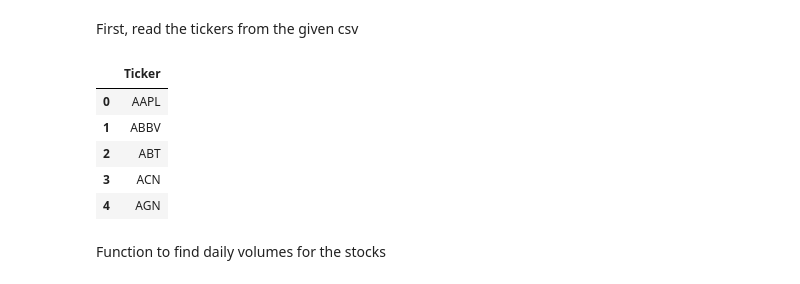
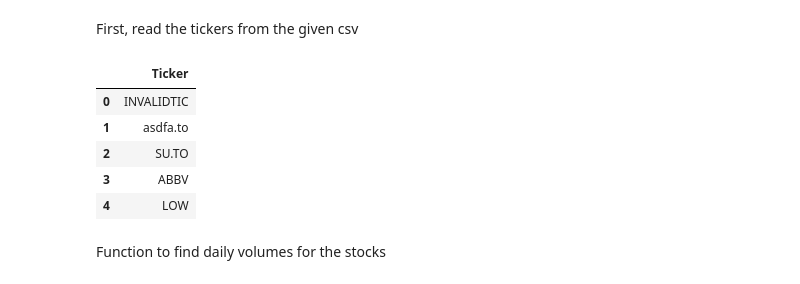
Before and after one commit to IanLeung12/CFM-Group-Project, a Jupyter notebook: Team_18_Assignment.ipynb, the cells around one changed output. Cells and saved outputs as stored; diff of their text form; code cells hidden in the pictures.

```diff
--- a/Team_18_Assignment.ipynb
+++ b/Team_18_Assignment.ipynb
@@ -150,16 +150,16 @@ So, we can see here how the 'positive' values that we used over the first two we
 # %% [markdown]
 First, read the tickers from the given csv
 # %%
-filename = "Tickers_Example.csv"
+filename = "Tickers.csv"
 tickers = pd.read_csv(filename, header=None, names=['Ticker'])
 tickers.head()
 # %% [output]
 |  | Ticker |
-| 0 | AAPL |
-| 1 | ABBV |
-| 2 | ABT |
-| 3 | ACN |
-| 4 | AGN |
+| 0 | INVALIDTIC |
+| 1 | asdfa.to |
+| 2 | SU.TO |
+| 3 | ABBV |
+| 4 | LOW |
 # %% [markdown]
 Function to find daily volumes for the stocks
 # %%
```
Also changed, not shown: parts of 8 cells of this notebook, 2 other files.
